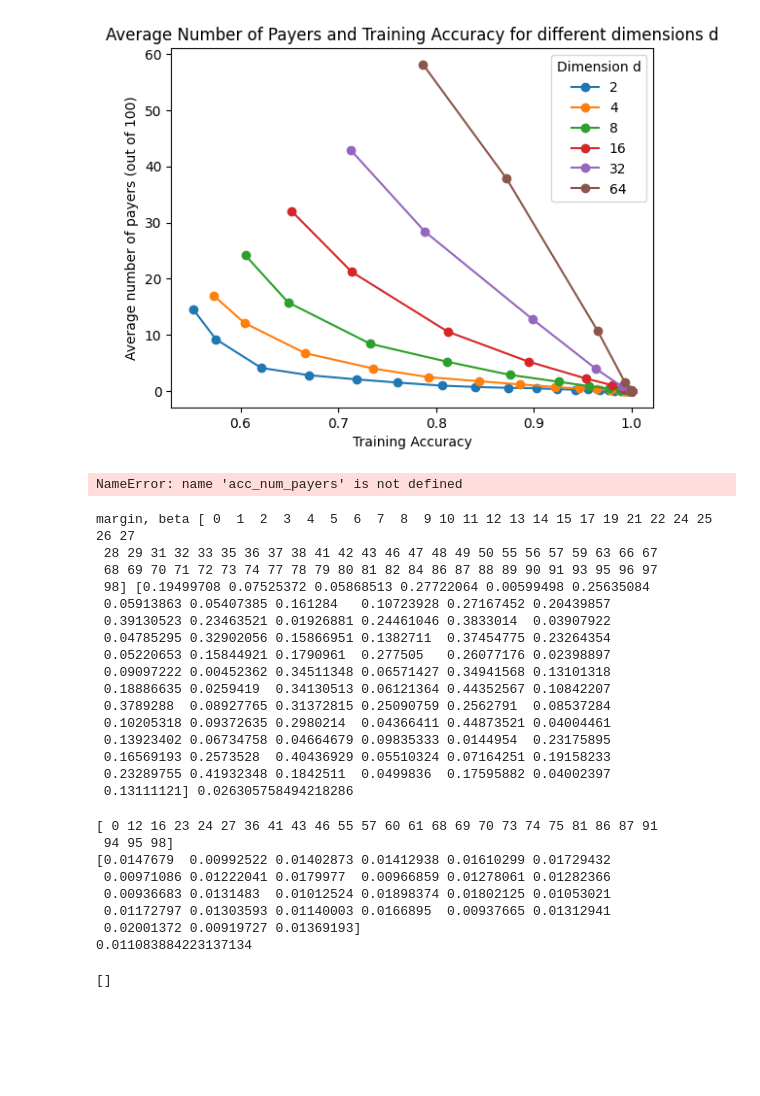
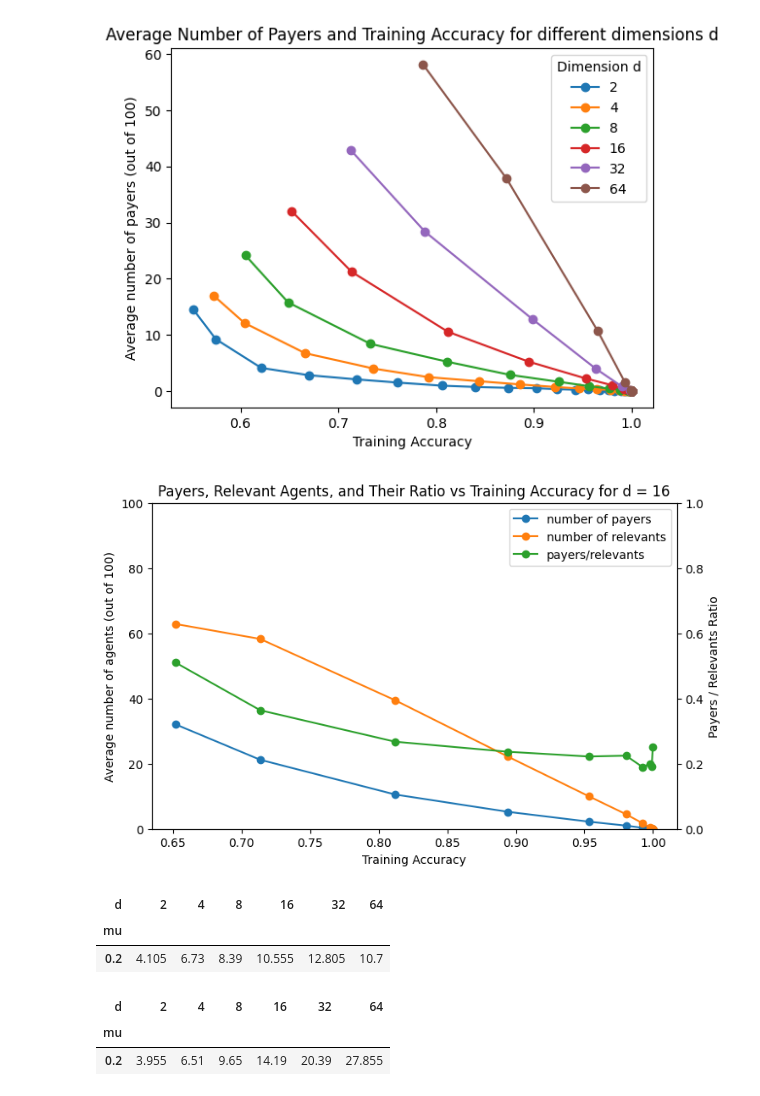
Before and after one commit to BML-Technion/accuracy_auctions, a Jupyter notebook: vary_acc.ipynb, the cells around one changed output. Cells and saved outputs as stored; diff of their text form; code cells hidden in the pictures; blank space fills up the shorter version.

```diff
--- a/vary_acc.ipynb
+++ b/vary_acc.ipynb
@@ -139,31 +109,6 @@ merged_df = pd.merge(
 # %%
 acc_num_payers(mega_df_mu, 'mu', T, labels = [1, -1])
+acc_2(mega_df_mu, 'mu', T, [16], labels = [1, -1])
 # %% [output]
 [figure]
+[figure, added]
-# %%
-acc_num_payers(mega_df_mu_T, 'mu', T, labels = [1, -1])
-acc_2(mega_df_mu_T, 'mu', T, [32], labels = [1, -1])
-plot_mean_payment(mega_df_mu_T, 'mu', labels = [1, -1])
-# %% [output]
-NameError: name 'acc_num_payers' is not defined
-# %%
-ds = [4]
-mus = [mus[-3]]
-df = compute_metrics_gaus_1(198)
-# %% [output]
-margin, beta [ 0  1  2  3  4  5  6  7  8  9 10 11 12 13 14 15 17 19 21 22 24 25 26 27
- 28 29 31 32 33 35 36 37 38 41 42 43 46 47 48 49 50 55 56 57 59 63 66 67
- 68 69 70 71 72 73 74 77 78 79 80 81 82 84 86 87 88 89 90 91 93 95 96 97
- 98] [0.19499708 0.07525372 0.05868513 0.27722064 0.00599498 0.25635084
- 0.05913863 0.05407385 0.161284   0.10723928 0.27167452 0.20439857
- 0.39130523 0.23463521 0.01926881 0.24461046 0.3833014  0.03907922
- 0.04785295 0.32902056 0.15866951 0.1382711  0.37454775 0.23264354
- 0.05220653 0.15844921 0.1790961  0.277505   0.26077176 0.02398897
- 0.09097222 0.00452362 0.34511348 0.06571427 0.34941568 0.13101318
- 0.18886635 0.0259419  0.34130513 0.06121364 0.44352567 0.10842207
- 0.3789288  0.08927765 0.31372815 0.25090759 0.2562791  0.08537284
- 0.10205318 0.09372635 0.2980214  0.04366411 0.44873521 0.04004461
- 0.13923402 0.06734758 0.04664679 0.09835333 0.0144954  0.23175895
- 0.16569193 0.2573528  0.40436929 0.05510324 0.07164251 0.19158233
- 0.23289755 0.41932348 0.1842511  0.0499836  0.17595882 0.04002397
- 0.13111121] 0.026305758494218286
@@ -187,29 +114,0 @@ margin, beta [ 0  1  2  3  4  5  6  7  8  9 10 11 12 13 14 15 17 19 21 22 24 25
-# %%
-import numpy as np
-
-a = np.array(a)
-b = np.array(b)
-c = np.array(c)
-
-# mask for elements of a that are in c
-mask = np.isin(a, c)
-
-# filtered a and corresponding b
-a_filtered = a[mask]
-b_filtered = b[mask]
-
-# create d = b - beta (element-wise)
-d = b_filtered - beta
-
-print(a_filtered)
-print(b_filtered)
-print(max(d))
-# %% [output]
-[ 0 12 16 23 24 27 36 41 43 46 55 57 60 61 68 69 70 73 74 75 81 86 87 91
- 94 95 98]
-[0.0147679  0.00992522 0.01402873 0.01412938 0.01610299 0.01729432
- 0.00971086 0.01222041 0.0179977  0.00966859 0.01278061 0.01282366
- 0.00936683 0.0131483  0.01012524 0.01898374 0.01802125 0.01053021
- 0.01172797 0.01303593 0.01140003 0.0166895  0.00937665 0.01312941
- 0.02001372 0.00919727 0.01369193]
-0.011083884223137134
@@ -219,8 +114,0 @@ print(max(d))
-# %%
-df[
-    (df['critical_v'] > 0) &
-    (df['is_relevant'] == 0)  &
-    (df['support'] == 1)
-]['agent'].tolist()
-# %% [output]
-[]
@@ -226,0 +138,12 @@ df[
+# %%
+mean_num_payers
+# %% [output]
+| d | 2 | 4 | 8 | 16 | 32 | 64 |
+| mu |  |  |  |  |  |  |
+| 0.2 | 4.105 | 6.73 | 8.39 | 10.555 | 12.805 | 10.7 |
+# %%
+mean_num_payers2
+# %% [output]
+| d | 2 | 4 | 8 | 16 | 32 | 64 |
+| mu |  |  |  |  |  |  |
+| 0.2 | 3.955 | 6.51 | 9.65 | 14.19 | 20.39 | 27.855 |
```
Also changed, not shown: parts of 11 cells of this notebook, 7 other files.
